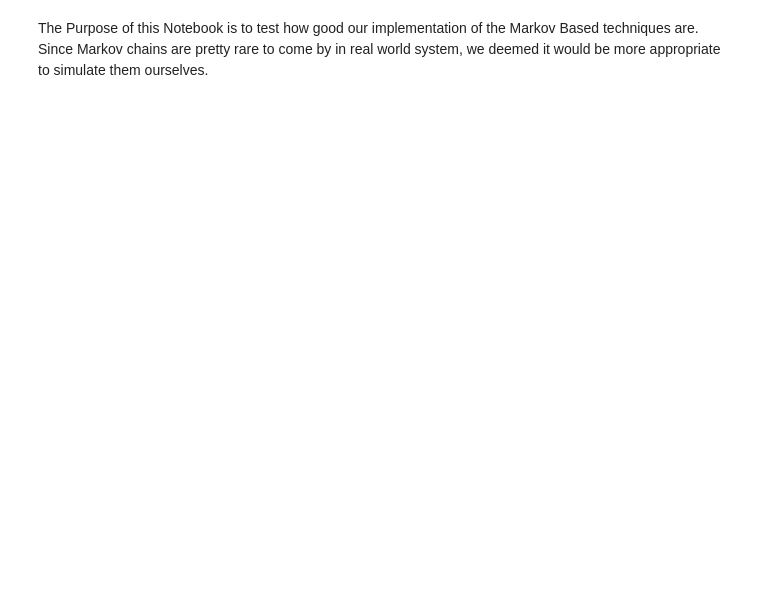
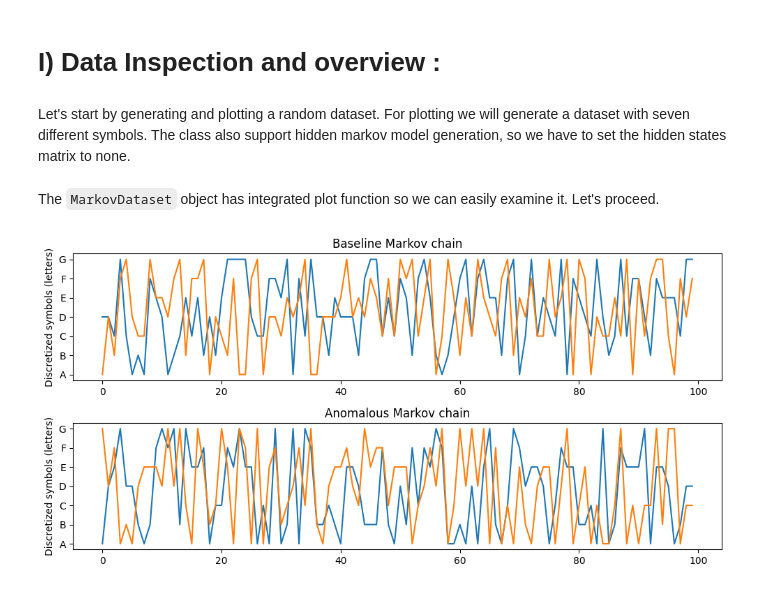
Before and after one commit to midsougou/DAD_library, a Jupyter notebook: markov_benchmark.ipynb, the cells around one changed output. Saved outputs shown, nothing was run; the diff lists cells and outputs as text; code cells hidden in the pictures; blank space fills up the shorter version.

```diff
--- a/markov_benchmark.ipynb
+++ b/markov_benchmark.ipynb
@@ -17,2 +23,19 @@ ImportError: cannot import name 'MarkovianBenchMark' from 'BenchMark.benchmark'
-# %% [markdown]
-The Purpose of this Notebook is to test how good our implementation of the Markov Based techniques are. Since Markov chains are pretty rare to come by in real world system, we deemed it would be more appropriate to simulate them ourselves.
+# %% [markdown]
+# I) Data Inspection and overview :
+# %% [markdown]
+Let's start by generating and plotting a random dataset. For plotting we will generate a dataset with seven different symbols. The class also support hidden markov model generation, so we have to set the hidden states matrix to none.
+# %%
+n_symbols = [2, 3, 5, 7]
+n_states = [None for _ in range(len(n_symbols))]
+
+benchmark = MarkovBenchmark(n_symbols_list=n_symbols, n_states_list=n_states,
+                               dataset_size=1000, sequence_length=100, proportion_anomalous=0.5
+                            )
+
+dataset = benchmark.generate_dataset(7, None) # No hidden states, classical markov model
+# %% [markdown]
+The `MarkovDataset` object has integrated plot function so we can easily examine it. Let's proceed.
+# %%
+dataset.plot_dataset(n_sequence=2)
+# %% [output]
+[figure, added]
```
Also changed, not shown: parts of 25 cells of this notebook, 9 other files.
